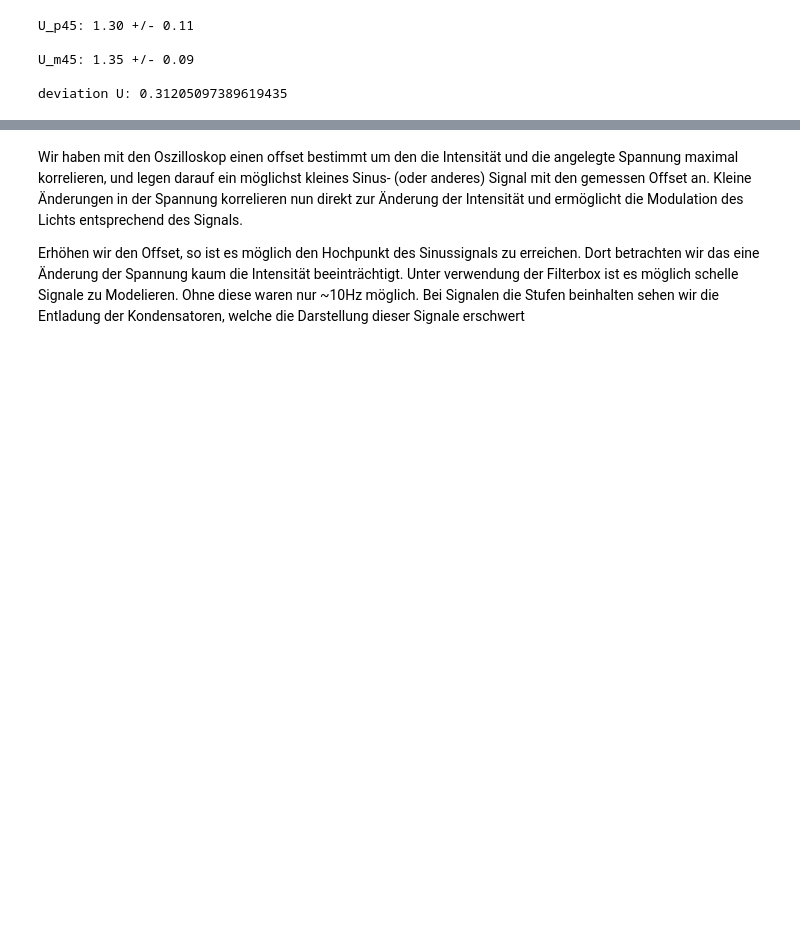
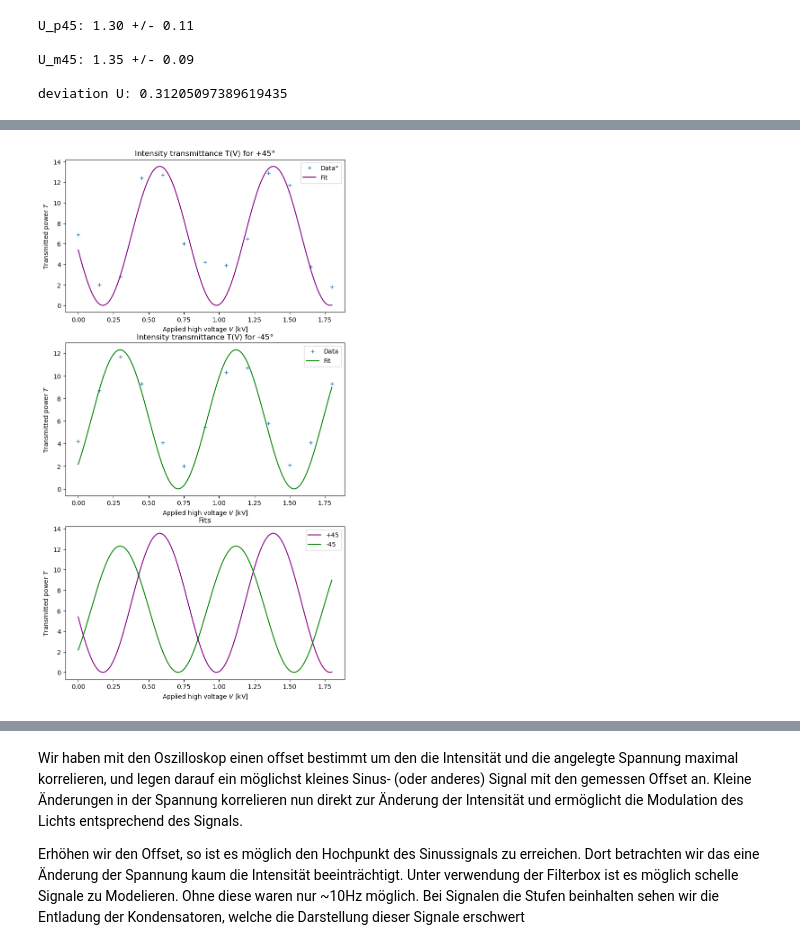
Before and after one commit to ParisHuth/FP, a Jupyter notebook: F85/optics_version2.ipynb, the cells around one changed output, grey strips where cells are left out. Drawn from its saved outputs; the diff is of its cells as text; code cells hidden in the pictures; blank space fills up the shorter version.

```diff
--- a/F85/optics_version2.ipynb
+++ b/F85/optics_version2.ipynb
@@ -200,11 +202,3 @@ we get:
 $$
 \frac{1}{U_{\pi}} = \frac{2}{\pi V}\cos^{-1}\left( \sqrt{\frac{I_{out}}{I_{in}}}\right)
 $$
-# %%
-def u_pi(I_in, I_out, U):
-    u_kehrwert = 2/np.pi/U*np.arccos(np.sqrt(I_out/I_in))
-    return 1/u_kehrwert
-
-Int_90 = np.array([0.36,0.32,0.16,0.24,0.24,0.16,0.24,0.2,0.28,0.28,0.28])
-U_90 = np.array([0.8,0.96,0.88,0.8,0.8,0.4,0.72,0.88,0.8,0.96,0.8])
-print(len(Int_90) == len(U_90))
@@ -241,0 +319,82 @@ compare calculated and measured to specifications V_pi = 380V
+# %%
+from iminuit import Minuit, cost
+from scipy.stats import chi2
+
+def sin_squared(V,phi0,V_pi, A):
+    return A*np.sin(phi0/2-np.pi/2*V/V_pi)**2
+
+#measurements
+hV=np.array([0,0.15,0.3,0.45,0.6,0.75,0.9,1.05,1.2,1.35,1.5,1.65,1.8])
+dhv=np.ones(13)*10
+Vm45=np.array([4.20,8.70,11.70,9.30,4.10,2.00,5.50,10.30,10.70,5.80,2.10,4.10,9.30])
+dVm45 = np.ones(len(Vm45))*0.11
+dVp45 = dVm45
+Vp45=np.array([6.87,2.03,2.80,12.40,12.70,6.00,4.20,3.90,6.50,12.90,11.70,3.77,1.80])
+
+#fitting the model
+chi_m45 = cost.LeastSquares(hV, Vm45, dVm45, model = sin_squared)
+minuit_m45 = Minuit(chi_m45, 0, 0.3, max(hV))
+minuit_m45.migrad()
+params_m45 = minuit_m45.values
+param_errm = minuit_m45.errors
+
+chi_p45 = cost.LeastSquares(hV, Vp45, dVp45, model = sin_squared)
+minuit_p45 = Minuit(chi_p45, 0, 0.3, max(hV))
+minuit_p45.migrad()
+params_p45 = minuit_p45.values
+param_errp = minuit_p45.errors
+
+
+#plotting the fit and measured data
+fig, axs = plt.subplots(3,1,figsize= (8,15))
+hv0 = np.linspace(min(hV), max(hV),1000)
+
+#+45
+axs[0].plot(hV,Vp45,marker="+",label="Data°", ls = 'None')
+axs[0].plot(hv0,sin_squared(hv0,*params_p45),label="Fit", color = 'purple')
+axs[0].set_xlabel(r'Applied high voltage $V$ [kV]')
+axs[0].set_ylabel(r'Transmitted power $T$')
+axs[0].set_title("Intensity transmittance T(V) for +45°")
+axs[0].legend()
+
+# -45
+axs[1].plot(hV,Vm45,marker="+",label="Data", ls = 'None')
+axs[1].plot(hv0,sin_squared(hv0,*params_m45),label="Fit", color = 'green')
+axs[1].set_xlabel(r'Applied high voltage $V$ [kV]')
+axs[1].set_ylabel(r'Transmitted power $T$')
+axs[1].set_title("Intensity transmittance T(V) for -45°")
+axs[1].legend()
+
+#Fits
+axs[2].plot(hv0,sin_squared(hv0,*params_p45),label="+45", color = 'purple')
+axs[2].plot(hv0,sin_squared(hv0,*params_m45),label="-45", color = 'green')
+axs[2].set_xlabel(r'Applied high voltage $V$ [kV]')
+axs[2].set_ylabel(r'Transmitted power $T$')
+axs[2].set_title("Fits")
+axs[2].legend()
+
+
+display(Markdown('$V_\pi$ $_+$ = ({:.4} $\pm$ {:.1}) V'.format(params_m45[1]*1000, param_errm[1]*1000)))
+display(Markdown('$V_\pi$ $_-$ = ({:.4} $\pm$ {:.1}) V'.format(params_p45[1]*1000, param_errp[1]*1000)))
+
+
+#estimating phase shift
+phase_shift = (params_p45[0] - params_m45[0]) % (2*np.pi)/np.pi
+Amp_diff = abs(params_m45[2] - params_p45[2])
+display(Markdown('Phase shift $\Delta \phi_0$ = {:.3} $\pi$'.format(phase_shift)))
+display(Markdown('Amplitude difference $\Delta A$ = {:.3}'.format(Amp_diff)))
+
+#We define V_pi^cal' by taking the mean value of both measurements
+V_pi = np.array([params_m45[1]*1000, params_p45[1]*1000])
+meanV_pical = np.mean(V_pi)
+stdV_pical = np.std(V_pi)
+dsy_Vpical = 1/2*np.sqrt( (param_errm[1]*10e3)**2 + (param_errp[1]*10e3)**2)
+
+display(Markdown('statistical error = {:.3}'.format(stdV_pical)))
+display(Markdown('systematic error = {:.3}'.format(dsy_Vpical)))
+
+#we estimate the error V_pi^cal' using both statistic and systematic errors
+dV_pical = np.sqrt(stdV_pical**2 + dsy_Vpical**2)
+
+display(Markdown("$V_\pi^{cal'}$" + ' = ({:.4} $\pm$ {:.2}) V'.format(meanV_pical, dV_pical)))
+# %% [output]
@@ -241,0 +408 @@ compare calculated and measured to specifications V_pi = 380V
+[figure, added]
```
Also changed, not shown: parts of 16 cells of this notebook.
